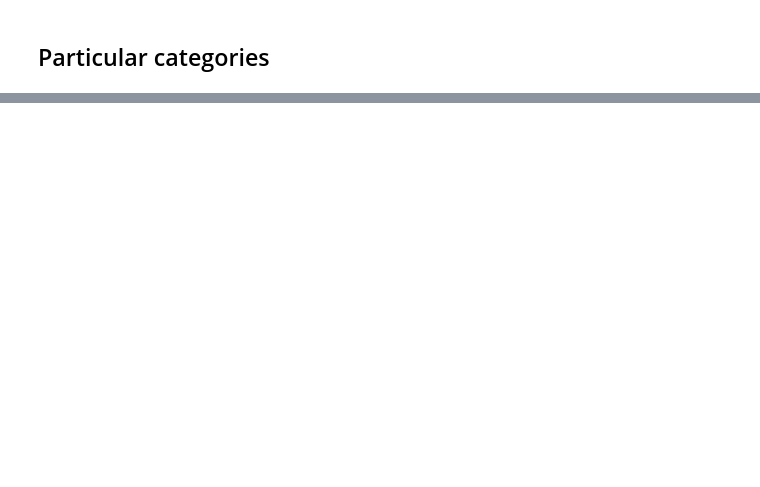
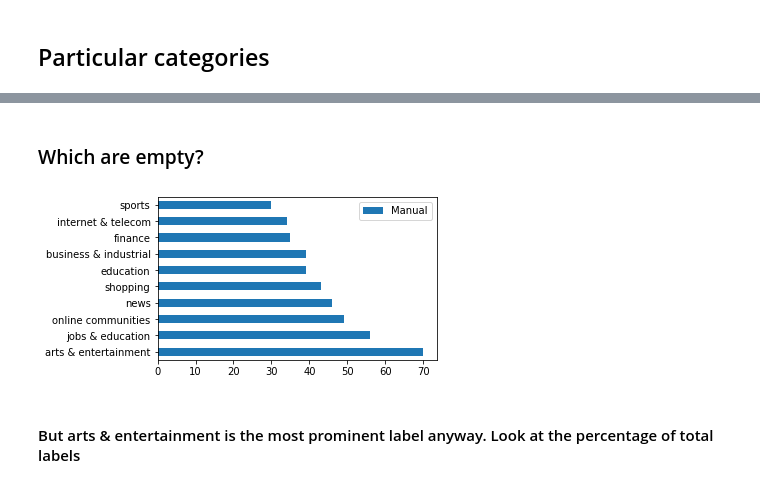
Before and after one commit to RumaisaHabib/cs356-proj, a Jupyter notebook: analysis.ipynb, the cells around one changed output, grey strips where cells are left out. Saved outputs shown, nothing was run; the diff lists cells and outputs as text; code cells hidden in the pictures; blank space fills up the shorter version.

```diff
--- a/analysis.ipynb
+++ b/analysis.ipynb
@@ -239,0 +276,3 @@ combined_wo_empty_df
+# %%
+combined_empty = combined_df[~combined_df.Empty]
+combined_empty
@@ -239,0 +314,8 @@ combined_wo_empty_df
+# %% [markdown]
+### Which are empty?
+# %%
+category_mismatch_plot(combined_empty, (5,3), 10)
+# %% [output]
+[figure, added]
+# %% [markdown]
+#### But arts & entertainment is the most prominent label anyway. Look at the percentage of total labels
```
Also changed, not shown: parts of 21 cells of this notebook, 2 other files.
